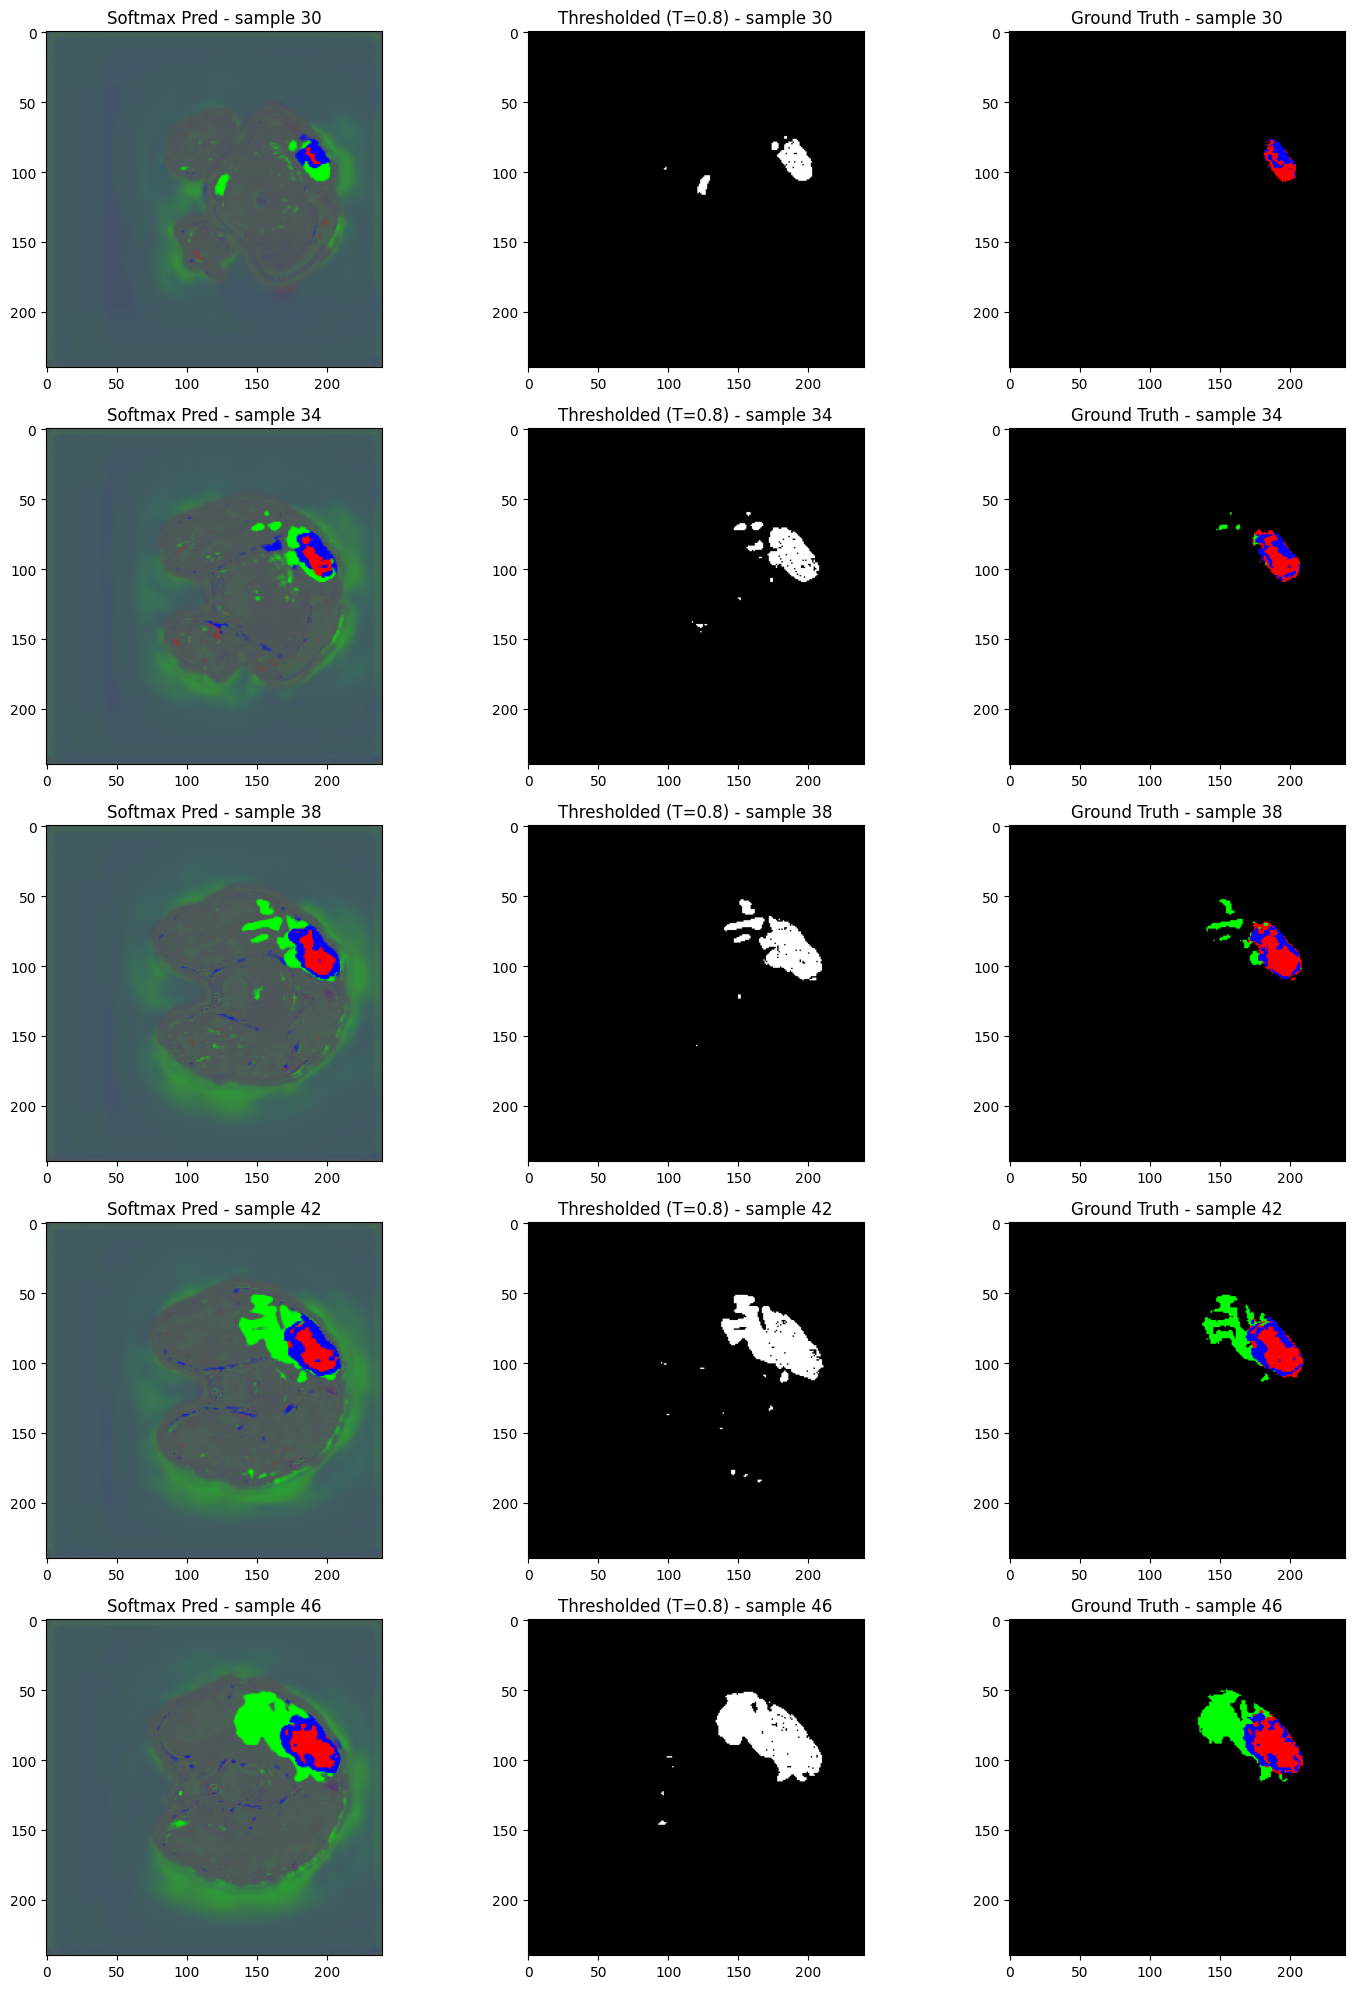
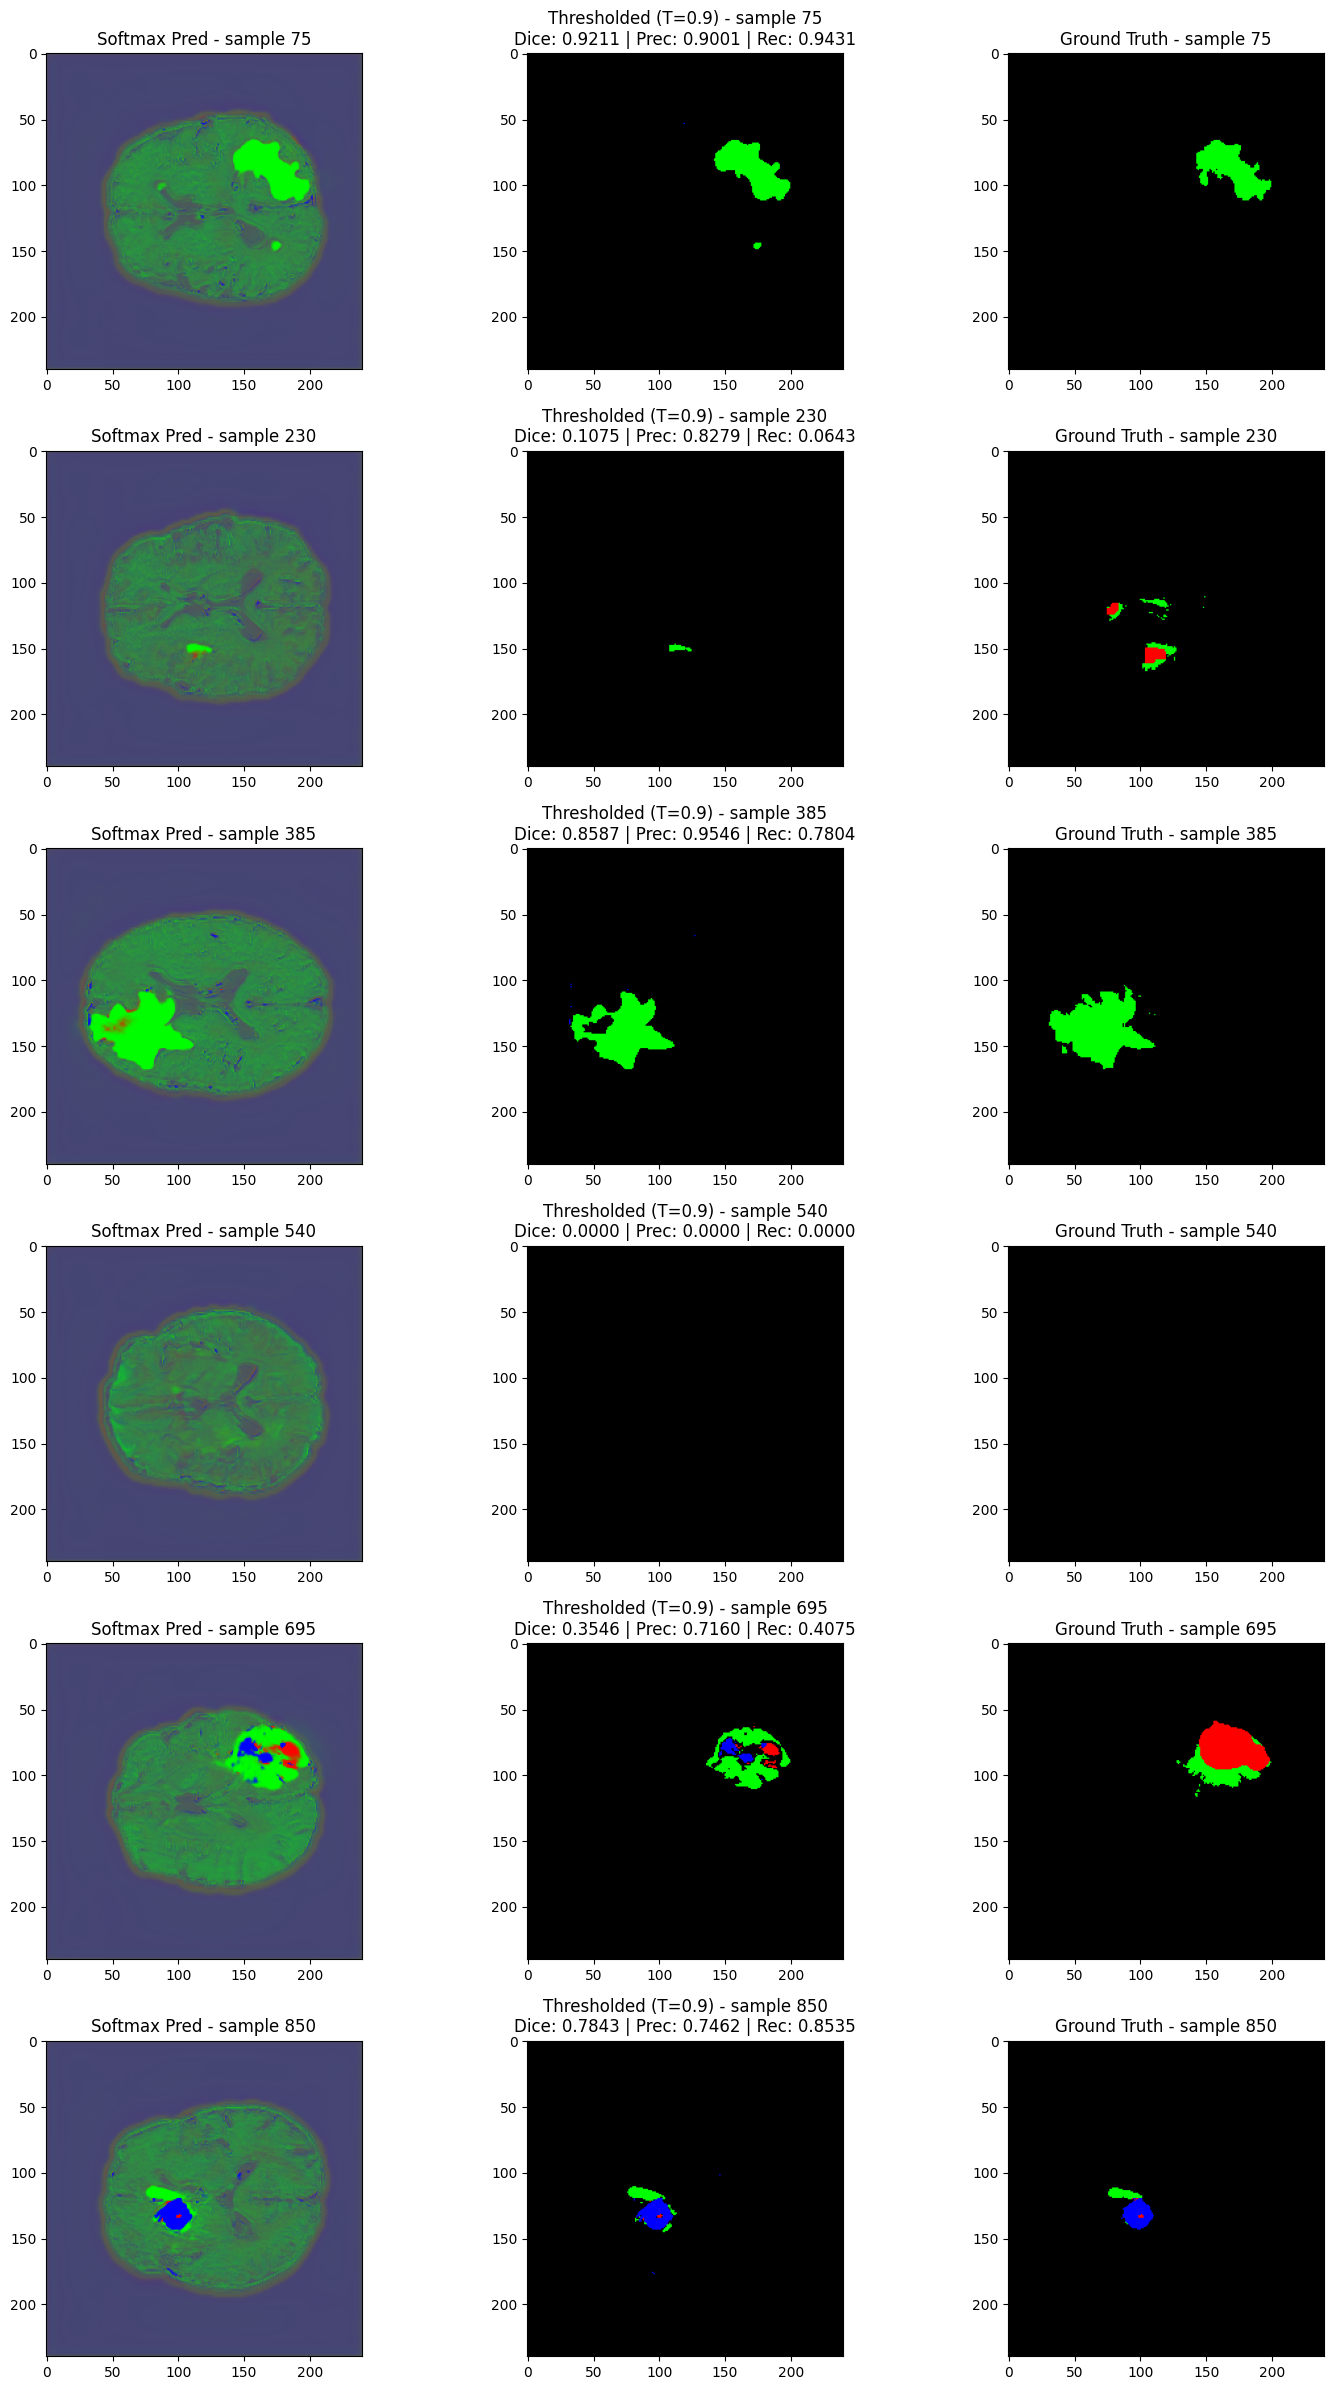
The notebook cell's code change between the first figure and the second:
--- before
+++ after
@@ -4,7 +4,10 @@
 
 model = UNet(3, True)
+# MODEL_NAME = (
+#     "UNET_HYD_25EPOCHS_adam_BNORM_LR0.0001_WD0.01_bce1_NOAUG_BS64_FOLD1"
+# )  # PRETTY GOOD
 MODEL_NAME = (
-    "UNET_HYD_25EPOCHS_adam_BNORM_LR0.0001_WD0.01_bce1_NOAUG_BS64_FOLD1"
-)
+    "UNET_HYD_12EPOCHS_adam_BNORM_LR0.0001_WD0.01_bce1_BS64_FOLD1"
+)  # BETTER?
 model.load_state_dict(
     torch.load(f"../../models/{MODEL_NAME}_final.pkl", weights_only=True)
@@ -13,13 +16,10 @@
 
 sample_indices = [2, 7, 15, 23, 31, 42, 50, 61, 74, 88]
-sample_indices = list(range(30, 50, 4))
-
+sample_indices = list(range(75, 1000, 155))
 # Threshold value for binary predictions
-THRESHOLD = 0.8
-
+THRESHOLD = 0.9
 fig, axes = plt.subplots(
     len(sample_indices), 3, figsize=(15, 4 * len(sample_indices))
 )
-
 for row, sample_index in enumerate(sample_indices):
     data = ds[sample_index]
@@ -28,12 +28,20 @@
     with torch.no_grad():
         output = model(im)
-
     rgb = output[0].softmax(dim=0).permute(1, 2, 0).cpu().numpy()
     
-    # Apply thresholding: take max probability across classes and apply threshold
-    max_probs = np.max(rgb, axis=2)
-    threshold_mask = max_probs > THRESHOLD
-    thresholded_rgb = rgb.copy()
-    thresholded_rgb[~threshold_mask] = 0  # Set below-threshold pixels to black
+    # Apply thresholding per channel to get binary RGB
+    thresholded_rgb = (rgb > THRESHOLD).astype(float)
+    
+    # Compute Dice score between thresholded prediction and ground truth
+    thresholded_tensor = torch.from_numpy(thresholded_rgb).unsqueeze(0)  # B=1, H, W, C
+    thresholded_tensor = thresholded_tensor.permute(0, 3, 1, 2)  # B, C, H, W
+    mask_tensor = torch.from_numpy(mask).unsqueeze(0).permute(0, 3, 1, 2).float()  # B, C, H, W
+    dice_score = float(calculate_dice(thresholded_tensor, mask_tensor).item())
+
+    # Compute precision and recall using metrics functions (handles masking and smoothing)
+    precision_mean = float(calculate_precision(thresholded_tensor, mask_tensor).item())
+    recall_mean = float(calculate_recall(thresholded_tensor, mask_tensor).item())
+    # precision_mean = 0
+    # recall_mean = 0
 
     # Display softmax prediction
@@ -41,7 +49,7 @@
     axes[row, 0].set_title(f"Softmax Pred - sample {sample_index}")
     
-    # Display thresholded prediction with RGB colors
+    # Display thresholded prediction as binary RGB
     axes[row, 1].imshow(thresholded_rgb)
-    axes[row, 1].set_title(f"Thresholded (T={THRESHOLD}) - sample {sample_index}")
+    axes[row, 1].set_title(f"Thresholded (T={THRESHOLD}) - sample {sample_index}\nDice: {dice_score:.4f} | Prec: {precision_mean:.4f} | Rec: {recall_mean:.4f}")
 
     # Display ground truth mask

Commit: update visualization notebook with precision and recall